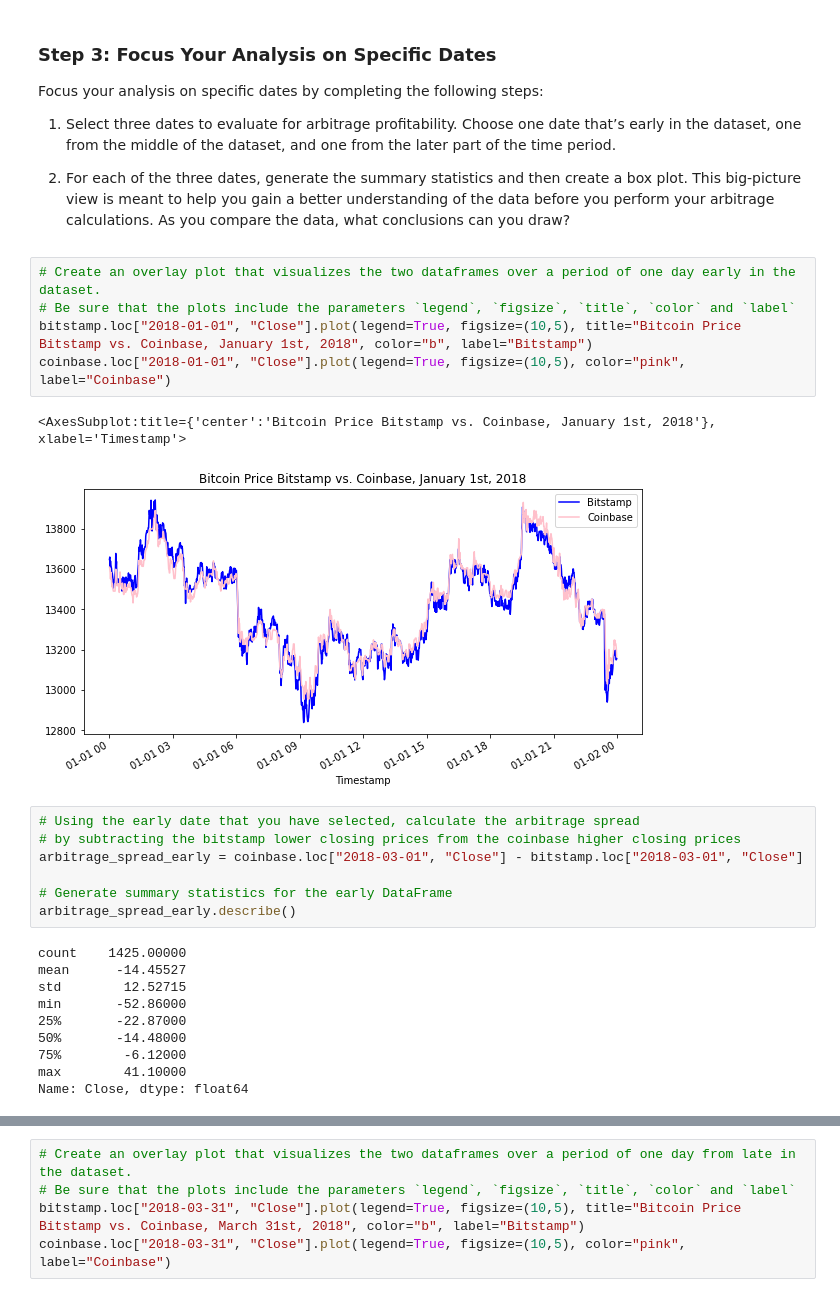
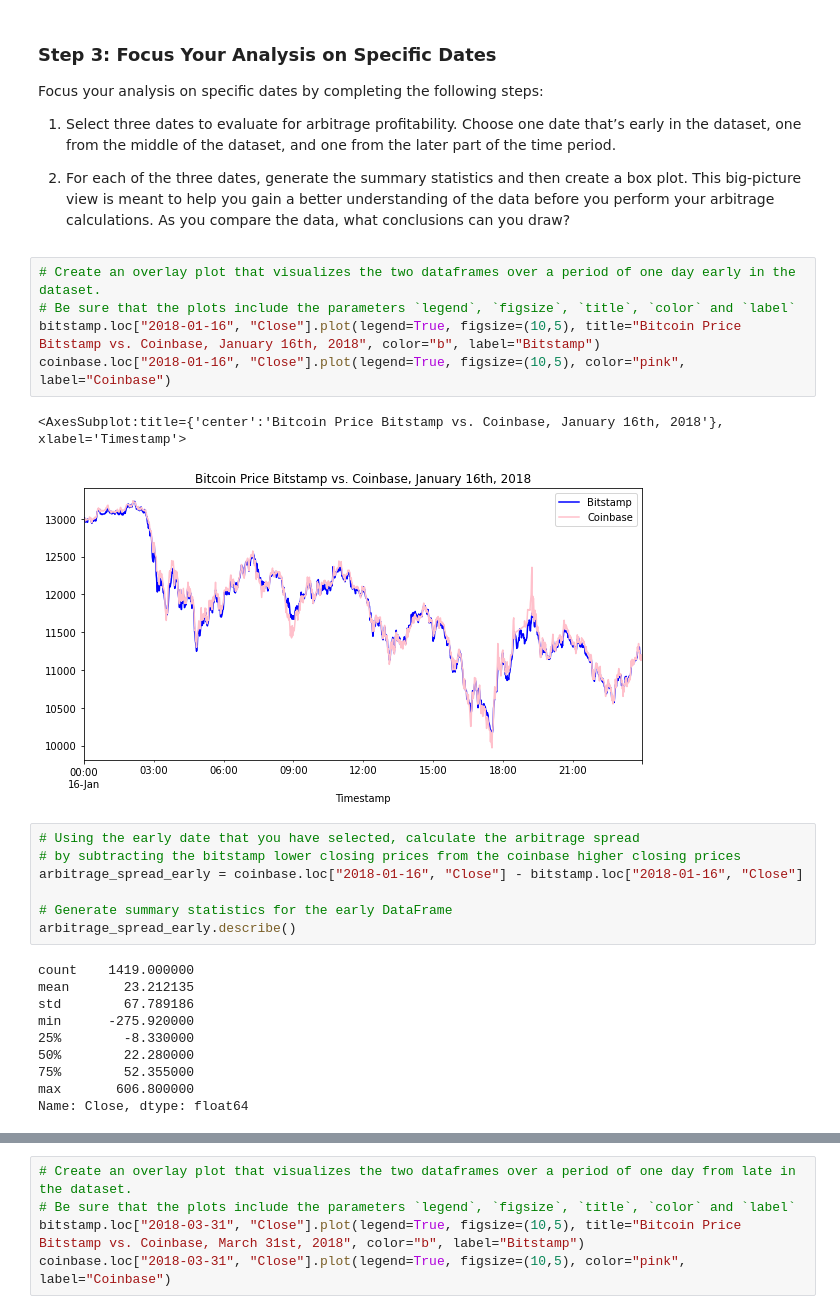
Before and after one commit to Rishi-Prasadha/RICE-FINTECH-03_Challenge, a Jupyter notebook: Starter_Code-4/crypto_arbitrage.ipynb, the cells around one changed output, grey strips where cells are left out. Drawn from its saved outputs; the diff is of its cells as text.

Commit message:
Created the analysis report in .ipynb file. Edited README to reflect class requirements. Polished analysis so early, middle and late calculations have their own cells.

```diff
--- a/Starter_Code-4/crypto_arbitrage.ipynb
+++ b/Starter_Code-4/crypto_arbitrage.ipynb
@@ -295,27 +295,27 @@ Focus your analysis on specific dates by completing the following steps:
 # %%
 # Create an overlay plot that visualizes the two dataframes over a period of one day early in the dataset.
 # Be sure that the plots include the parameters `legend`, `figsize`, `title`, `color` and `label`
-bitstamp.loc["2018-01-01", "Close"].plot(legend=True, figsize=(10,5), title="Bitcoin Price Bitstamp vs. Coinbase, January 1st, 2018", color="b", label="Bitstamp")
-coinbase.loc["2018-01-01", "Close"].plot(legend=True, figsize=(10,5), color="pink", label="Coinbase")
+bitstamp.loc["2018-01-16", "Close"].plot(legend=True, figsize=(10,5), title="Bitcoin Price Bitstamp vs. Coinbase, January 16th, 2018", color="b", label="Bitstamp")
+coinbase.loc["2018-01-16", "Close"].plot(legend=True, figsize=(10,5), color="pink", label="Coinbase")
 # %% [output]
-<AxesSubplot:title={'center':'Bitcoin Price Bitstamp vs. Coinbase, January 1st, 2018'}, xlabel='Timestamp'>
+<AxesSubplot:title={'center':'Bitcoin Price Bitstamp vs. Coinbase, January 16th, 2018'}, xlabel='Timestamp'>
-[figure, old version]
+[figure, new version]
 # %%
 # Using the early date that you have selected, calculate the arbitrage spread
 # by subtracting the bitstamp lower closing prices from the coinbase higher closing prices
-arbitrage_spread_early = coinbase.loc["2018-03-01", "Close"] - bitstamp.loc["2018-03-01", "Close"]
+arbitrage_spread_early = coinbase.loc["2018-01-16", "Close"] - bitstamp.loc["2018-01-16", "Close"]
 
 # Generate summary statistics for the early DataFrame
 arbitrage_spread_early.describe()
 # %% [output]
-count    1425.00000
-mean      -14.45527
-std        12.52715
-min       -52.86000
-25%       -22.87000
-50%       -14.48000
-75%        -6.12000
-max        41.10000
+count    1419.000000
+mean       23.212135
+std        67.789186
+min      -275.920000
+25%        -8.330000
+50%        22.280000
+75%        52.355000
+max       606.800000
 Name: Close, dtype: float64
 # %%
 # Visualize the arbitrage spread from early in the dataset in a box plot
```
Also changed, not shown: parts of 44 cells of this notebook, 1 other file.
